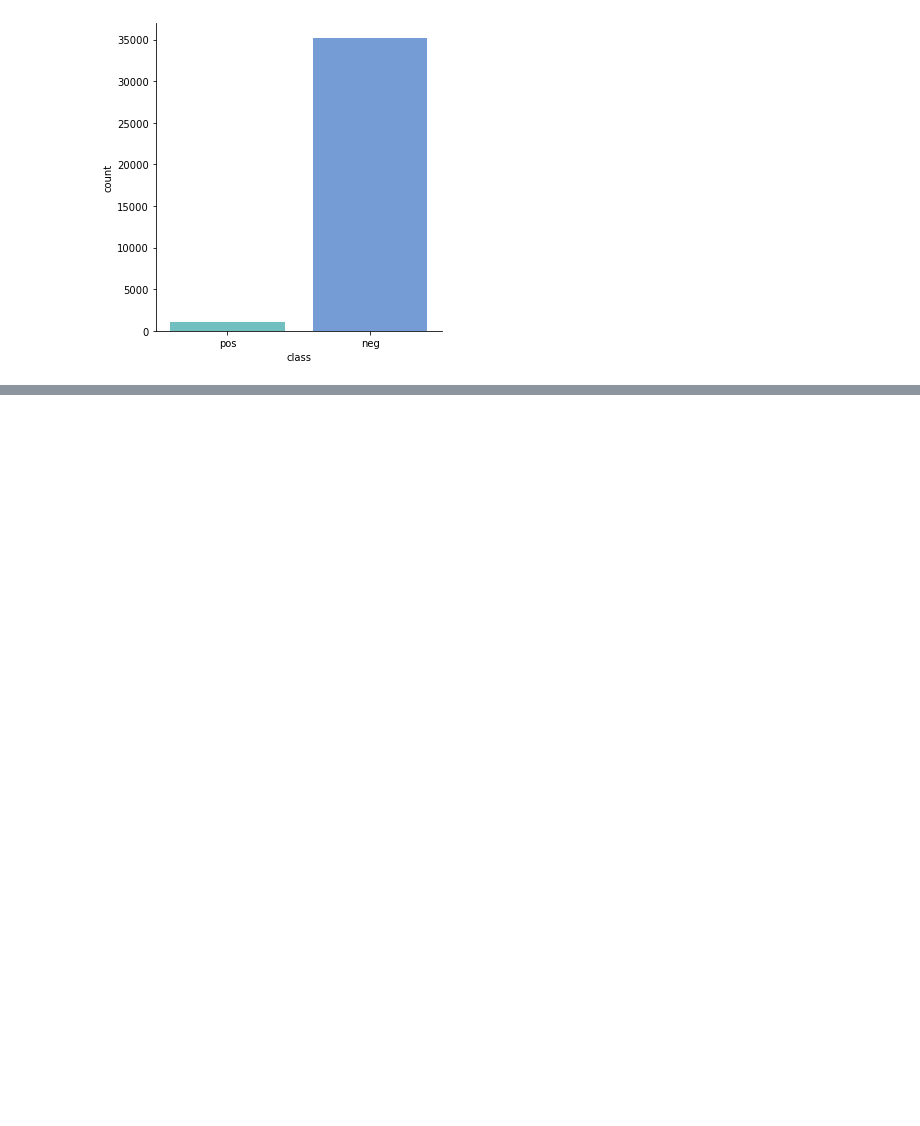
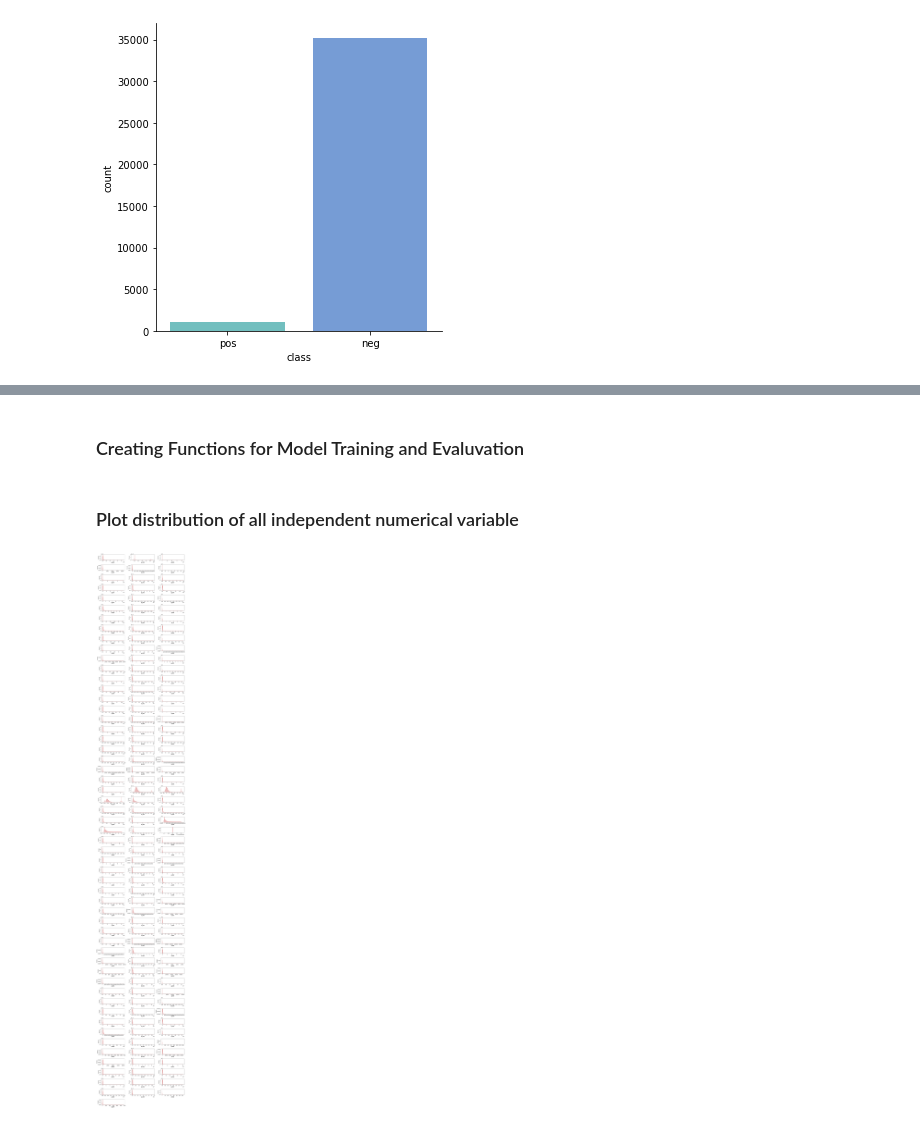
Before and after one commit to RahulRamaChandra/ML-Notebooks, a Jupyter notebook: APS Sensor Fault Detection/Untitled.ipynb, the cells around one changed output, grey strips where cells are left out. Drawn from its saved outputs; the diff is of its cells as text; code cells hidden in the pictures; blank space fills up the shorter version.

```diff
--- a/APS Sensor Fault Detection/Untitled.ipynb
+++ b/APS Sensor Fault Detection/Untitled.ipynb
@@ -141,0 +126,2 @@ ls
+# %% [markdown]
+### Creating Functions for Model Training and Evaluvation
@@ -141,0 +206,13 @@ ls
+# %% [markdown]
+### Plot distribution of all independent numerical variable
+# %%
+numeric_features = [feature for feature in df.columns if df[feature].dtype != 'O']
+
+plt.figure(figsize=(15,100))
+for i, col in enumerate(numeric_features):
+    plt.subplot(60, 3, i+1)
+    sns.distplot(x=df[col], color = 'indianred')
+    plt.xlabel(col, weight='bold')
+    plt.tight_layout()
+# %% [output]
+[figure, added]
```
Also changed, not shown: parts of 4 cells of this notebook, 1 other file.
